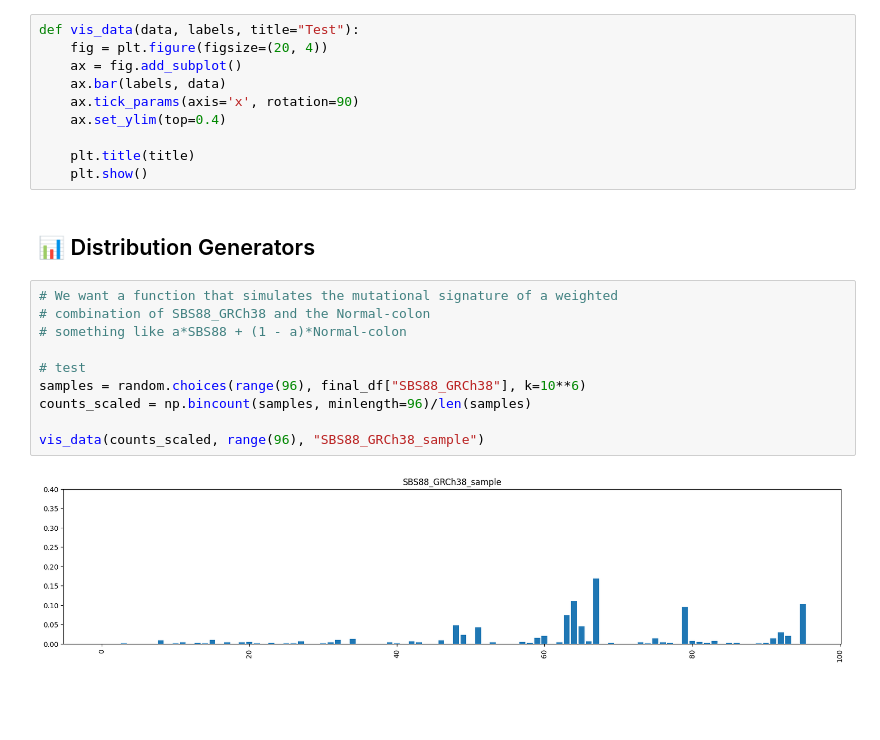
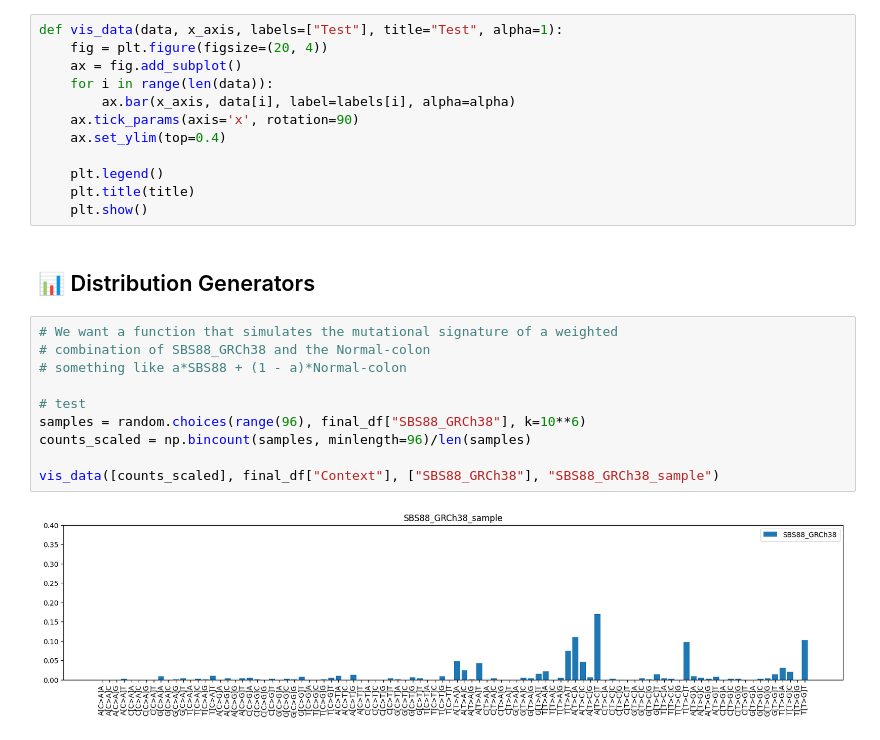
Before and after one commit to fredwdickinson/rscam-g6, a Jupyter notebook: Mutations_simulation.ipynb, the cells around one changed output. Drawn from its saved outputs; the diff is of its cells as text; blank space fills up the shorter version.

Commit message:
vis_data update
- Allow for visualization of multiple signatures in the same plot

```diff
--- a/Mutations_simulation.ipynb
+++ b/Mutations_simulation.ipynb
@@ -96,13 +96,15 @@ for col in final_df.columns[1:]:
 [figure]
 [figure]
 # %%
-def vis_data(data, labels, title="Test"):
+def vis_data(data, x_axis, labels=["Test"], title="Test", alpha=1):
     fig = plt.figure(figsize=(20, 4))
     ax = fig.add_subplot()
-    ax.bar(labels, data)
+    for i in range(len(data)):
+        ax.bar(x_axis, data[i], label=labels[i], alpha=alpha)
     ax.tick_params(axis='x', rotation=90)
     ax.set_ylim(top=0.4)
 
+    plt.legend()
     plt.title(title)
     plt.show()
 # %% [markdown]
@@ -110,13 +112,13 @@ def vis_data(data, labels, title="Test"):
 # %%
 # We want a function that simulates the mutational signature of a weighted
 # combination of SBS88_GRCh38 and the Normal-colon
 # something like a*SBS88 + (1 - a)*Normal-colon
 
 # test
 samples = random.choices(range(96), final_df["SBS88_GRCh38"], k=10**6)
 counts_scaled = np.bincount(samples, minlength=96)/len(samples)
 
-vis_data(counts_scaled, range(96), "SBS88_GRCh38_sample")
+vis_data([counts_scaled], final_df["Context"], ["SBS88_GRCh38"], "SBS88_GRCh38_sample")
 # %% [output]
-[figure, old version]
+[figure, new version]
 # %%
```
Also changed, not shown: parts of 1 cell of this notebook.
